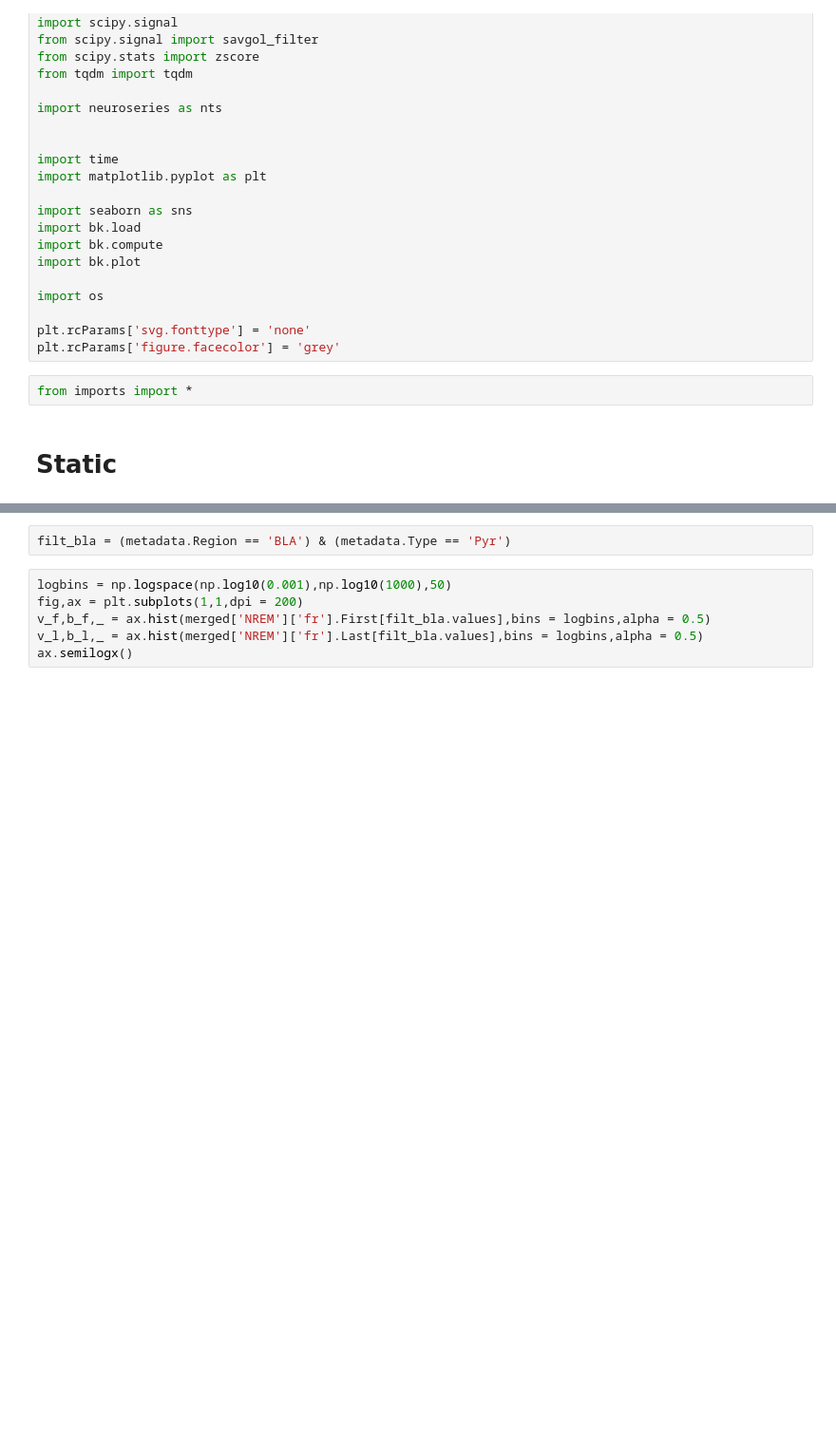
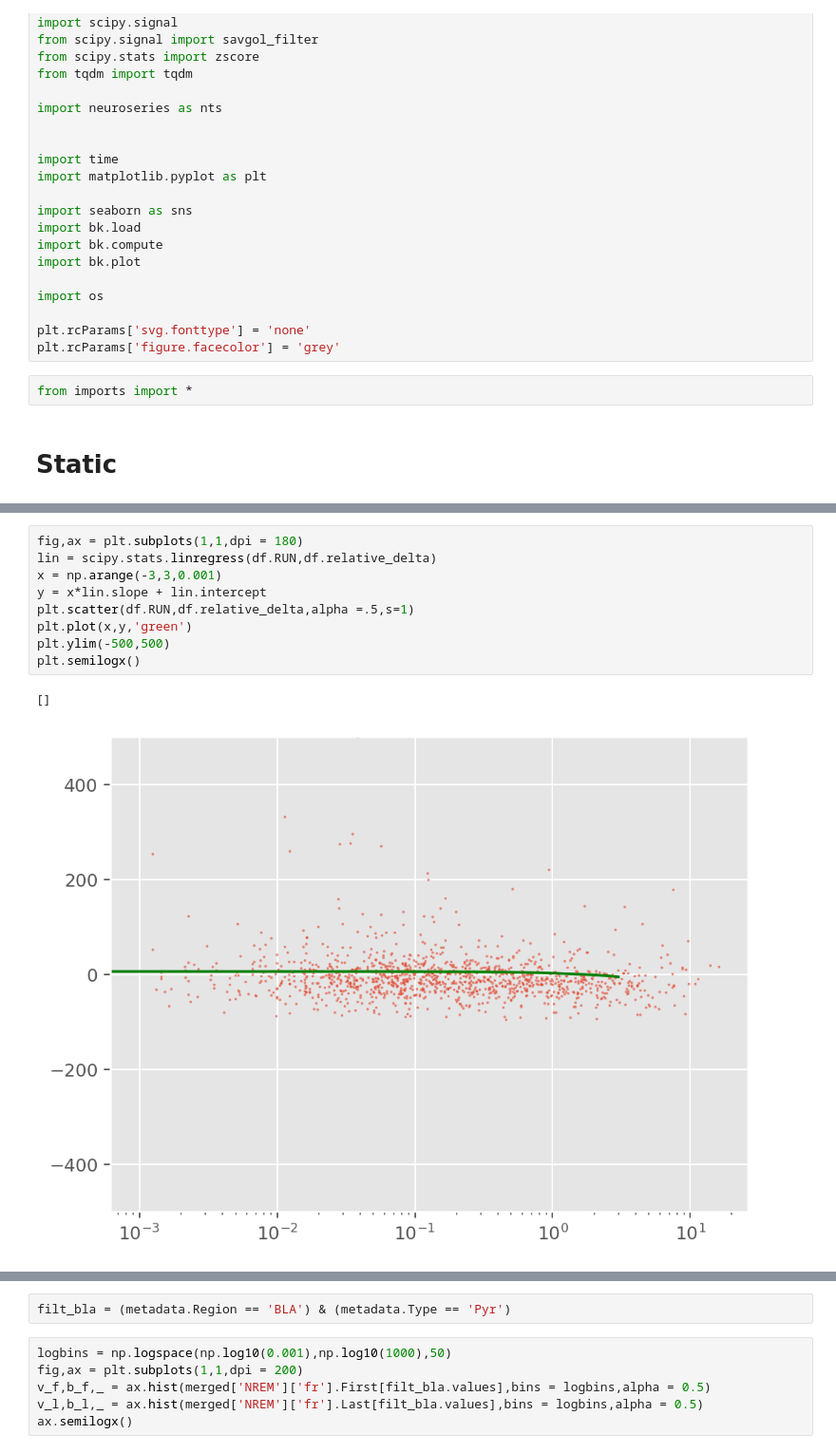
Before and after one commit to KBillel/Amy-Hpc-sleep-dynamcics-python, a Jupyter notebook: firing_accross_sleep.ipynb, the cells around one changed output, grey strips where cells are left out. Shown at 95% size. Cells and saved outputs as stored; diff of their text form; blank space fills up the shorter version.

```diff
--- a/firing_accross_sleep.ipynb
+++ b/firing_accross_sleep.ipynb
@@ -247,3 +329,15 @@ LinregressResult(slope=-0.3089444966341395, intercept=0.9360967334610399, rvalue
+# %%
+fig,ax = plt.subplots(1,1,dpi = 180)
+lin = scipy.stats.linregress(df.RUN,df.relative_delta)
+x = np.arange(-3,3,0.001)
+y = x*lin.slope + lin.intercept
+plt.scatter(df.RUN,df.relative_delta,alpha =.5,s=1)
+plt.plot(x,y,'green')
+plt.ylim(-500,500)
+plt.semilogx()
+# %% [output]
+[]
+[figure, added]
 # %%
 fig,ax = plt.subplots(1,1,dpi = 180)
 lin = scipy.stats.linregress(x_,y_)
```
Also changed, not shown: parts of 13 cells of this notebook, 26 other files.
